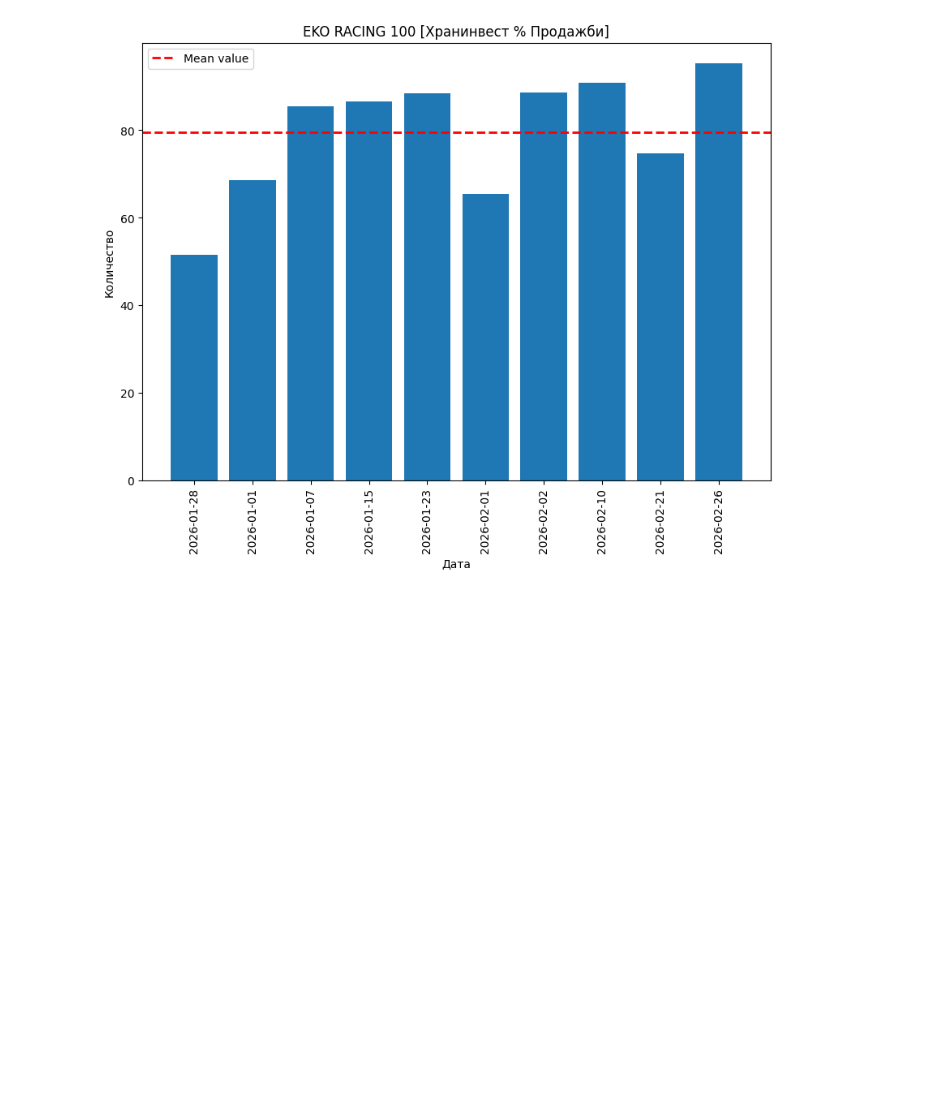
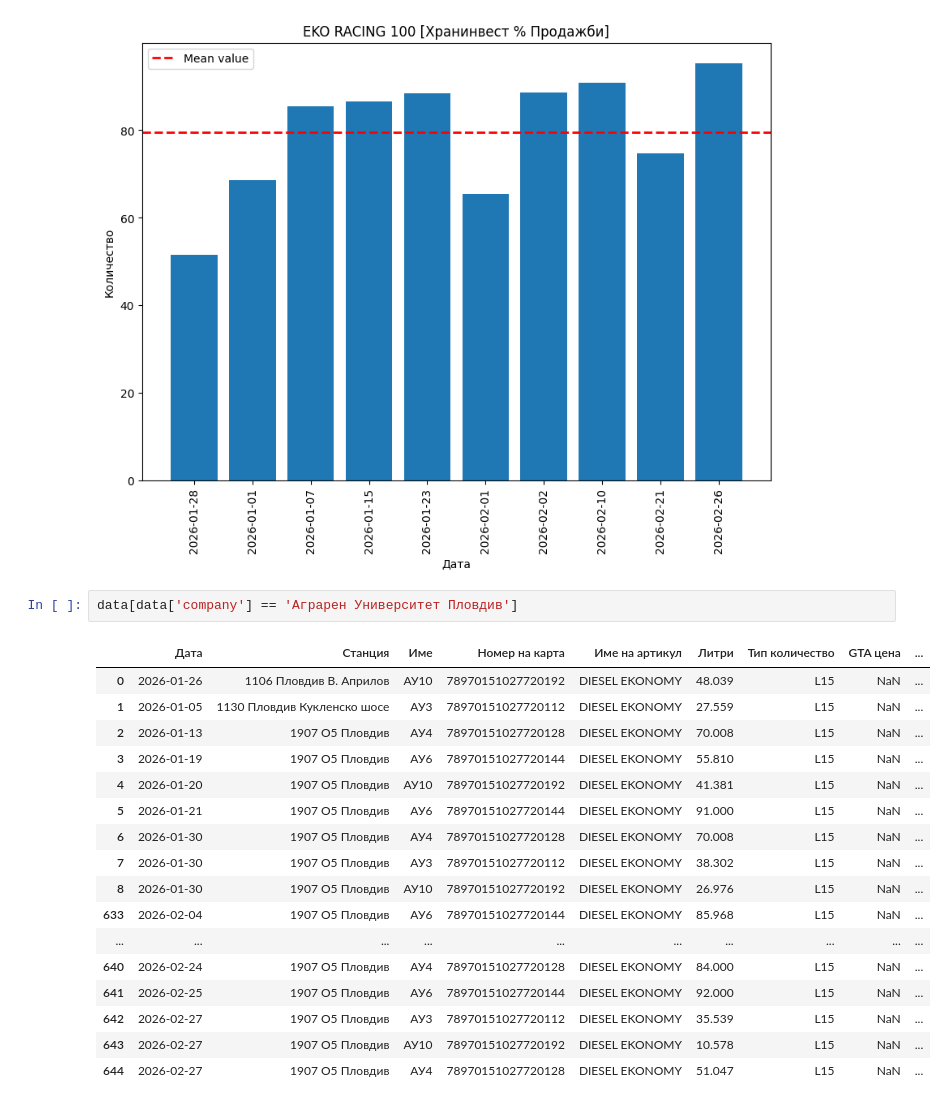
Before and after one commit to plamensve/eko_analysis, a Jupyter notebook: eda.ipynb, the cells around one changed output. Drawn from its saved outputs; the diff is of its cells as text; blank space fills up the shorter version.

```diff
--- a/eda.ipynb
+++ b/eda.ipynb
@@ -130,3 +130,23 @@ plt.xticks(rotation=90)
 plt.show()
 # %% [output]
 [figure]
+# %%
+data[data['company'] == 'Аграрен Университет Пловдив']
+# %% [output]
+|  | Дата | Станция | Име | Номер на карта | Име на артикул | Литри | Тип количество | GTA цена | ... |
+| 0 | 2026-01-26 | 1106 Пловдив В. Априлов | АУ10 | 78970151027720192 | DIESEL EKONOMY | 48.039 | L15 | NaN | ... |
+| 1 | 2026-01-05 | 1130 Пловдив Кукленско шосе | АУ3 | 78970151027720112 | DIESEL EKONOMY | 27.559 | L15 | NaN | ... |
+| 2 | 2026-01-13 | 1907 О5 Пловдив | АУ4 | 78970151027720128 | DIESEL EKONOMY | 70.008 | L15 | NaN | ... |
+| 3 | 2026-01-19 | 1907 О5 Пловдив | АУ6 | 78970151027720144 | DIESEL EKONOMY | 55.810 | L15 | NaN | ... |
+| 4 | 2026-01-20 | 1907 О5 Пловдив | АУ10 | 78970151027720192 | DIESEL EKONOMY | 41.381 | L15 | NaN | ... |
+| 5 | 2026-01-21 | 1907 О5 Пловдив | АУ6 | 78970151027720144 | DIESEL EKONOMY | 91.000 | L15 | NaN | ... |
+| 6 | 2026-01-30 | 1907 О5 Пловдив | АУ4 | 78970151027720128 | DIESEL EKONOMY | 70.008 | L15 | NaN | ... |
+| 7 | 2026-01-30 | 1907 О5 Пловдив | АУ3 | 78970151027720112 | DIESEL EKONOMY | 38.302 | L15 | NaN | ... |
+| 8 | 2026-01-30 | 1907 О5 Пловдив | АУ10 | 78970151027720192 | DIESEL EKONOMY | 26.976 | L15 | NaN | ... |
+| 633 | 2026-02-04 | 1907 О5 Пловдив | АУ6 | 78970151027720144 | DIESEL EKONOMY | 85.968 | L15 | NaN | ... |
+| ... | ... | ... | ... | ... | ... | ... | ... | ... | ... |
+| 640 | 2026-02-24 | 1907 О5 Пловдив | АУ4 | 78970151027720128 | DIESEL EKONOMY | 84.000 | L15 | NaN | ... |
+| 641 | 2026-02-25 | 1907 О5 Пловдив | АУ6 | 78970151027720144 | DIESEL EKONOMY | 92.000 | L15 | NaN | ... |
+| 642 | 2026-02-27 | 1907 О5 Пловдив | АУ3 | 78970151027720112 | DIESEL EKONOMY | 35.539 | L15 | NaN | ... |
+| 643 | 2026-02-27 | 1907 О5 Пловдив | АУ10 | 78970151027720192 | DIESEL EKONOMY | 10.578 | L15 | NaN | ... |
+| 644 | 2026-02-27 | 1907 О5 Пловдив | АУ4 | 78970151027720128 | DIESEL EKONOMY | 51.047 | L15 | NaN | ... |
```
Also changed, not shown: 2 other files.
